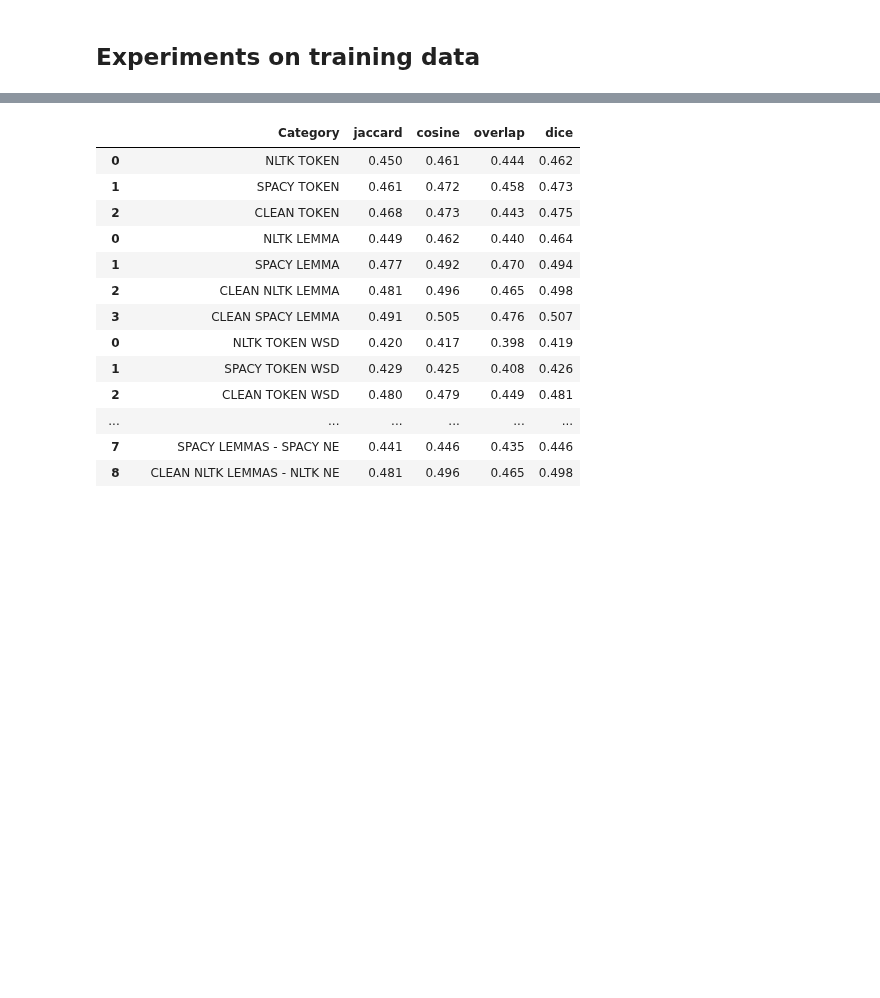
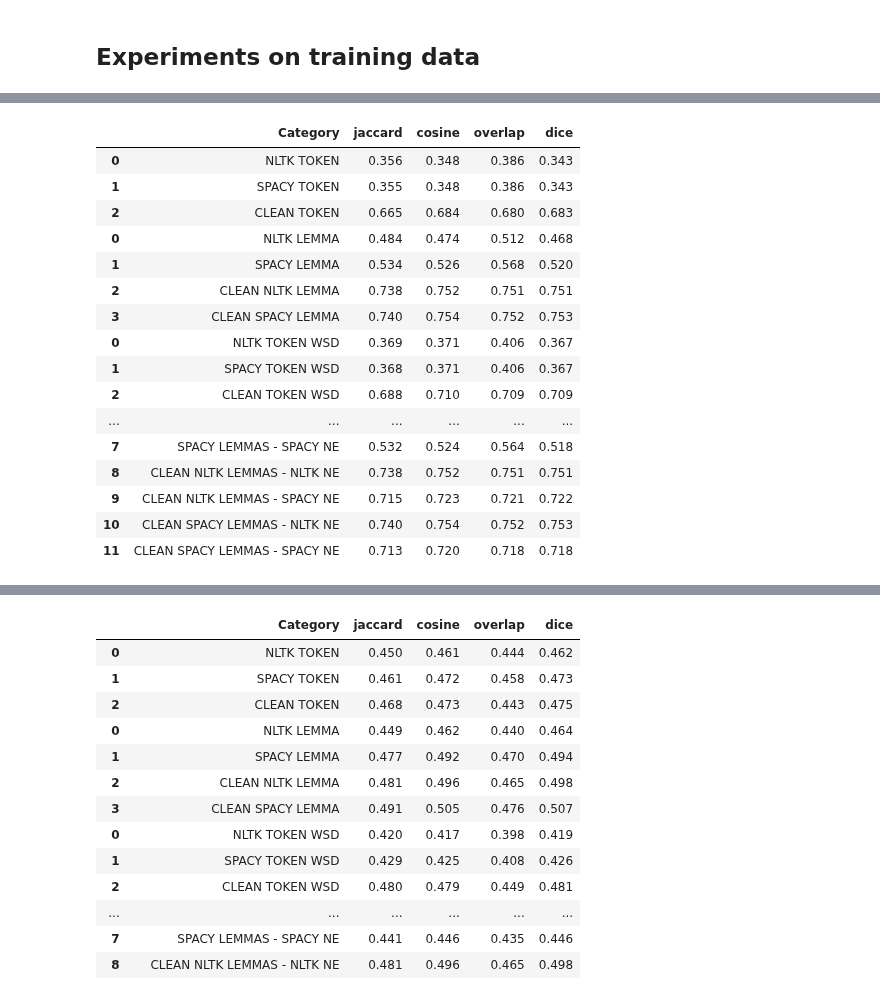
Before and after one commit to MarioROT/IHLT-MAI, a Jupyter notebook: STS_final_project.ipynb, the cells around one changed output, grey strips where cells are left out. Drawn from its saved outputs; the diff is of its cells as text; code cells hidden in the pictures; blank space fills up the shorter version.

```diff
--- a/STS_final_project.ipynb
+++ b/STS_final_project.ipynb
@@ -72,0 +262,20 @@ test = Dataset('complementary_material/test-gold/')
+# %%
+dfsT['MSRvid']
+# %% [output]
+|  | Category | jaccard | cosine | overlap | dice |
+| 0 | NLTK TOKEN | 0.356 | 0.348 | 0.386 | 0.343 |
+| 1 | SPACY TOKEN | 0.355 | 0.348 | 0.386 | 0.343 |
+| 2 | CLEAN TOKEN | 0.665 | 0.684 | 0.680 | 0.683 |
+| 0 | NLTK LEMMA | 0.484 | 0.474 | 0.512 | 0.468 |
+| 1 | SPACY LEMMA | 0.534 | 0.526 | 0.568 | 0.520 |
+| 2 | CLEAN NLTK LEMMA | 0.738 | 0.752 | 0.751 | 0.751 |
+| 3 | CLEAN SPACY LEMMA | 0.740 | 0.754 | 0.752 | 0.753 |
+| 0 | NLTK TOKEN WSD | 0.369 | 0.371 | 0.406 | 0.367 |
+| 1 | SPACY TOKEN WSD | 0.368 | 0.371 | 0.406 | 0.367 |
+| 2 | CLEAN TOKEN WSD | 0.688 | 0.710 | 0.709 | 0.709 |
+| ... | ... | ... | ... | ... | ... |
+| 7 | SPACY LEMMAS - SPACY NE | 0.532 | 0.524 | 0.564 | 0.518 |
+| 8 | CLEAN NLTK LEMMAS - NLTK NE | 0.738 | 0.752 | 0.751 | 0.751 |
+| 9 | CLEAN NLTK LEMMAS - SPACY NE | 0.715 | 0.723 | 0.721 | 0.722 |
+| 10 | CLEAN SPACY LEMMAS - NLTK NE | 0.740 | 0.754 | 0.752 | 0.753 |
+| 11 | CLEAN SPACY LEMMAS - SPACY NE | 0.713 | 0.720 | 0.718 | 0.718 |
```
Also changed, not shown: parts of 30 cells of this notebook, 1 other file.
